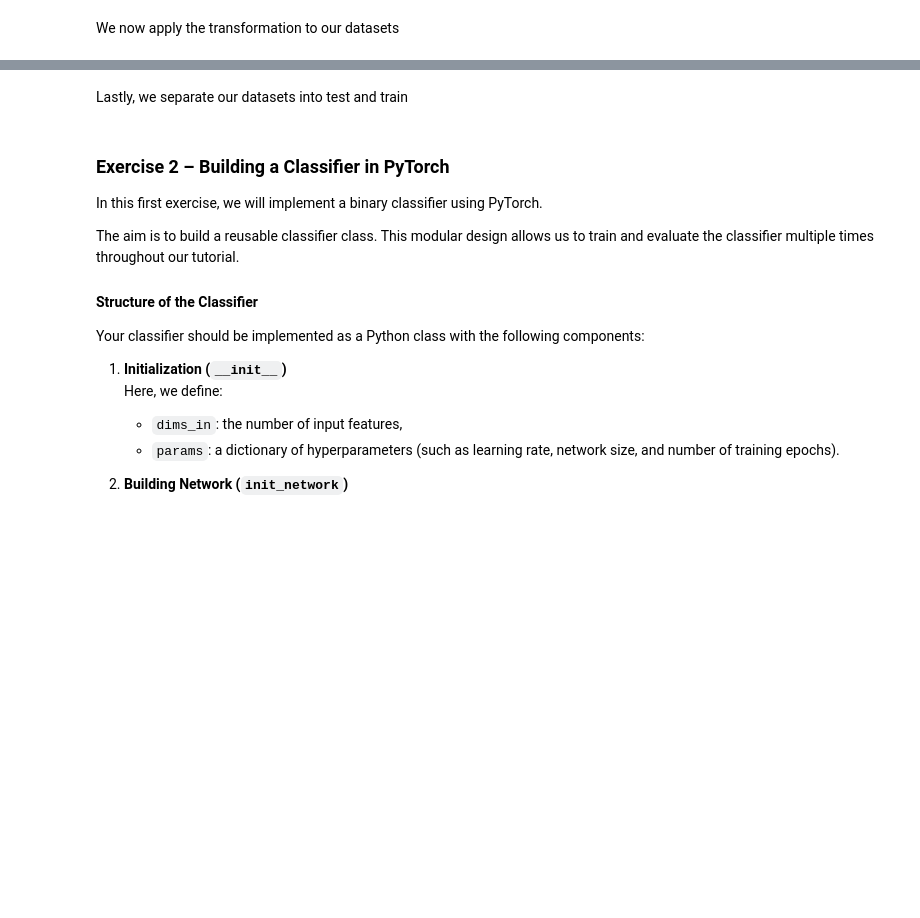
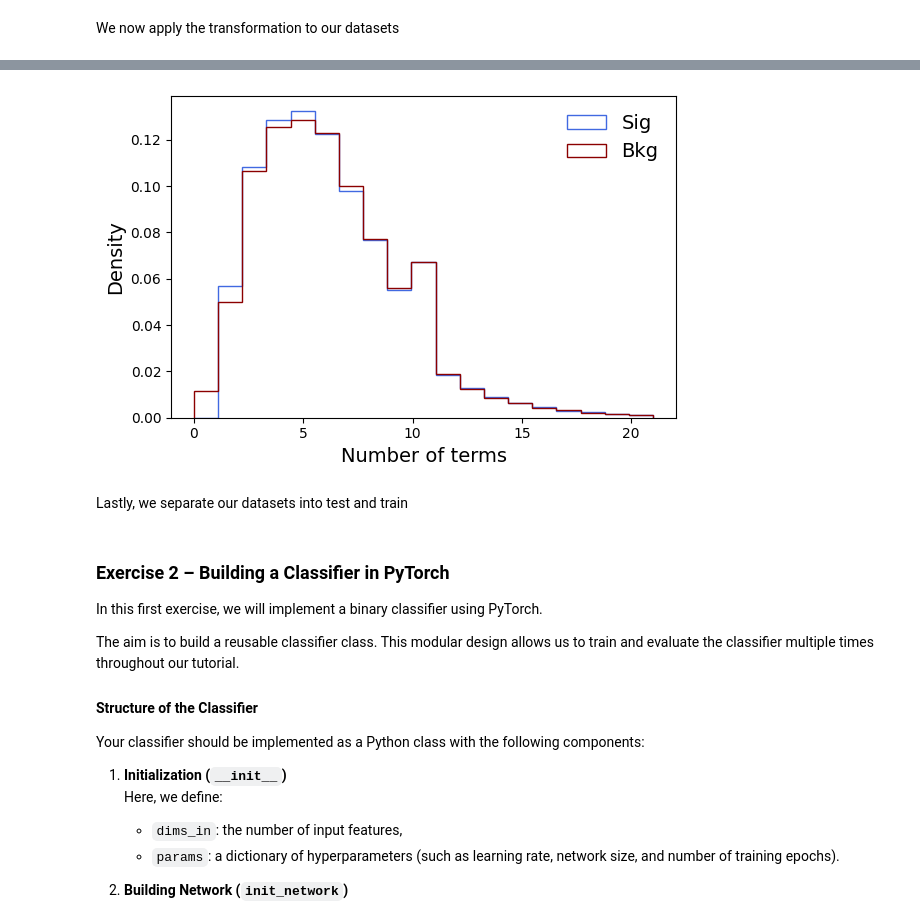
Before and after one commit to SofiaSchweitzer/ml4amplitudes, a Jupyter notebook: classifier_tutorial.ipynb, the cells around one changed output, grey strips where cells are left out. Cells and saved outputs as stored; diff of their text form; code cells hidden in the pictures; blank space fills up the shorter version.

Commit message:
Update notebook, include transformer + physics data

```diff
--- a/classifier_tutorial.ipynb
+++ b/classifier_tutorial.ipynb
@@ -226,3 +232,35 @@ plt.show()
+# %%
+def num_terms(x, term_dim):
+  """
+  Counts the real (non-padded) terms of encoded expressions.
+
+  Args:
+      x (Tensor): Encoded expressions, shape (N, max_terms * term_dim) or (N, max_terms, term_dim).
+      term_dim (int): Number of features per term.
+
+  Returns:
+      Tensor: Number of terms per expression, shape (N,).
+  """
+  x = x.reshape(len(x), -1, term_dim)
+  return (x.abs().sum(-1) > 0).sum(-1)
+# %%
+plt.figure(figsize=(6, 4))
+
+plt.hist(num_terms(sig_data, transform.term_dim), bins=np.linspace(0,21, 20), color="royalblue", histtype="step", label="Sig", density=True)
+plt.hist(num_terms(bkg_data, transform.term_dim), bins=np.linspace(0,21, 20), color="darkred", histtype="step", label="Bkg", density=True)
+
+plt.xlabel(r"Number of terms",
+          fontsize=14)
+
+plt.ylabel("Density",
+        fontsize=14)
+
+
+plt.legend(frameon=False, fontsize=14)
+plt.tight_layout()
+plt.show()
+# %% [output]
+[figure, added]
 # %% [markdown]
 Lastly, we separate our datasets into test and train
 # %%
```
Also changed, not shown: parts of 25 cells of this notebook.
